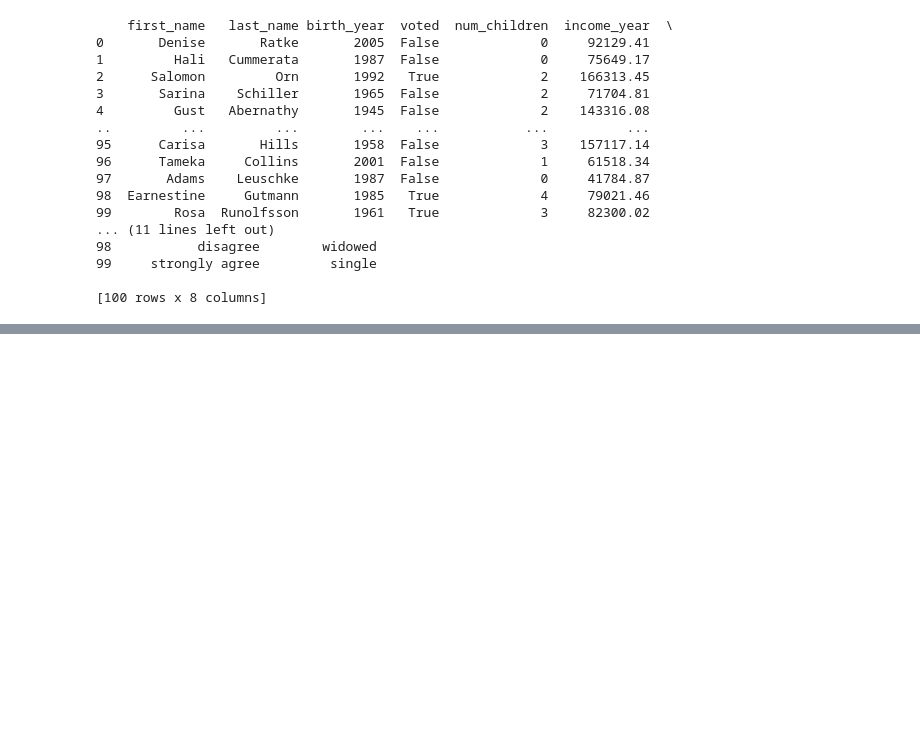
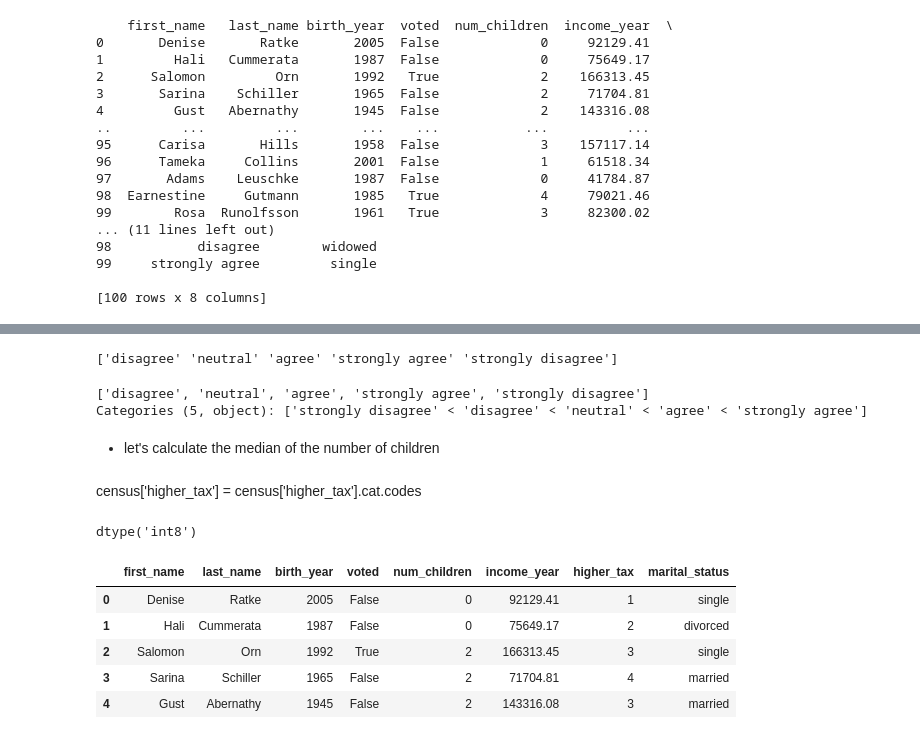
Before and after one commit to Dotrako/Pandas, a Jupyter notebook: Census Data Project/Census Data Analysis.ipynb, the cells around one changed output, grey strips where cells are left out. Cells and saved outputs as stored; diff of their text form; code cells hidden in the pictures; blank space fills up the shorter version.

```diff
--- a/Census Data Project/Census Data Analysis.ipynb
+++ b/Census Data Project/Census Data Analysis.ipynb
@@ -38,0 +122,2 @@ print(census)
+# %%
+census['birth_year'] = census['birth_year'].replace(['missing'], 1967)
@@ -38,0 +168,28 @@ print(census)
+# %%
+print(census["higher_tax"].unique())
+# %% [output]
+['disagree' 'neutral' 'agree' 'strongly agree' 'strongly disagree']
+# %%
+census.higher_tax = pd.Categorical(census.higher_tax, ["strongly disagree", "disagree", "neutral", "agree", "strongly agree"], ordered=True)
+print(census["higher_tax"].unique())
+# %% [output]
+['disagree', 'neutral', 'agree', 'strongly agree', 'strongly disagree']
+Categories (5, object): ['strongly disagree' < 'disagree' < 'neutral' < 'agree' < 'strongly agree']
+# %% [markdown]
+- let's calculate the median of the number of children
+# %% [markdown]
+census['higher_tax'] = census['higher_tax'].cat.codes
+# %%
+census["higher_tax"].median()
+census.higher_tax.dtypes
+# %% [output]
+dtype('int8')
+# %%
+census.head()
+# %% [output]
+|  | first_name | last_name | birth_year | voted | num_children | income_year | higher_tax | marital_status |
+| 0 | Denise | Ratke | 2005 | False | 0 | 92129.41 | 1 | single |
+| 1 | Hali | Cummerata | 1987 | False | 0 | 75649.17 | 2 | divorced |
+| 2 | Salomon | Orn | 1992 | True | 2 | 166313.45 | 3 | single |
+| 3 | Sarina | Schiller | 1965 | False | 2 | 71704.81 | 4 | married |
+| 4 | Gust | Abernathy | 1945 | False | 2 | 143316.08 | 3 | married |
```
Also changed, not shown: parts of 32 cells of this notebook.
